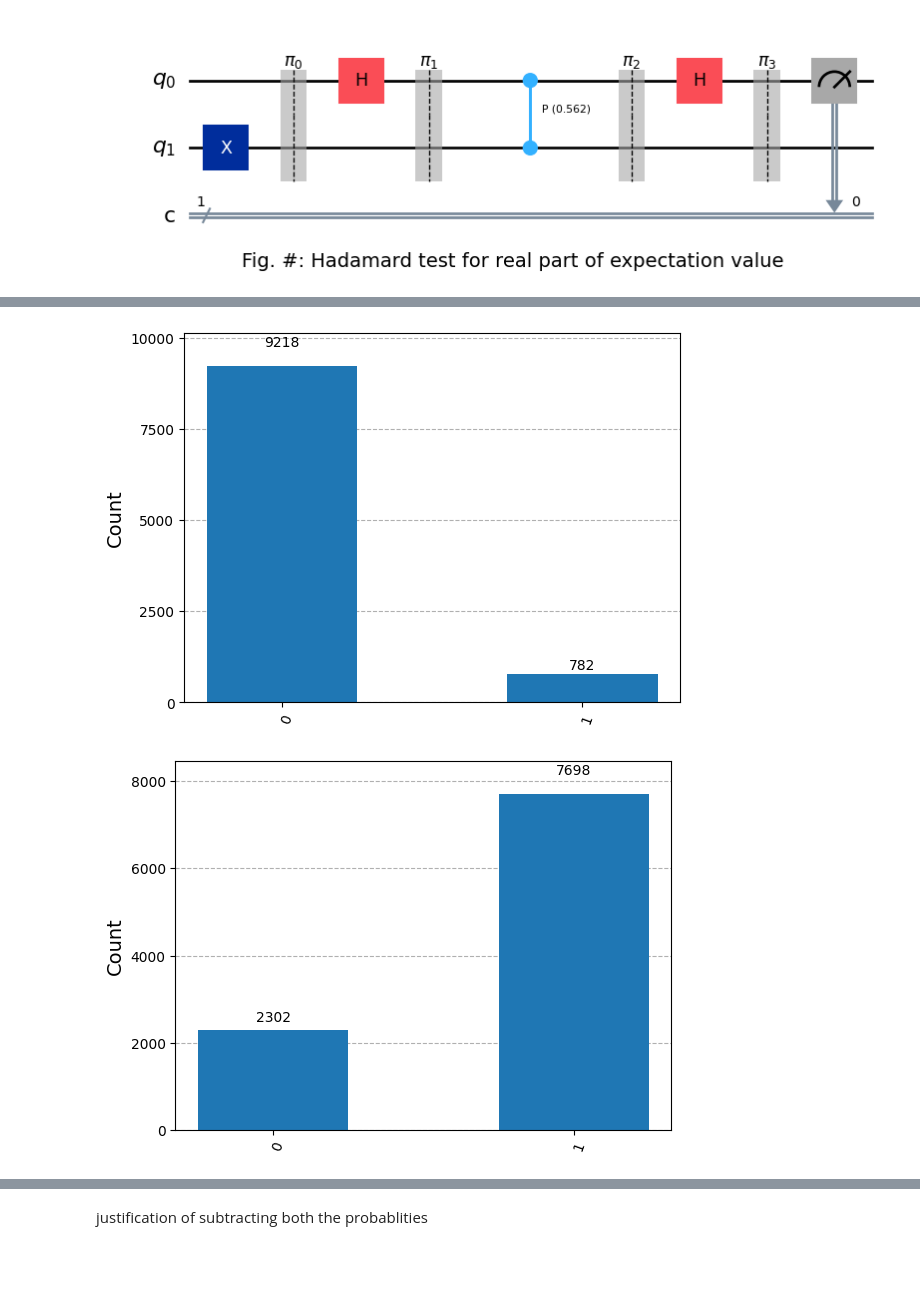
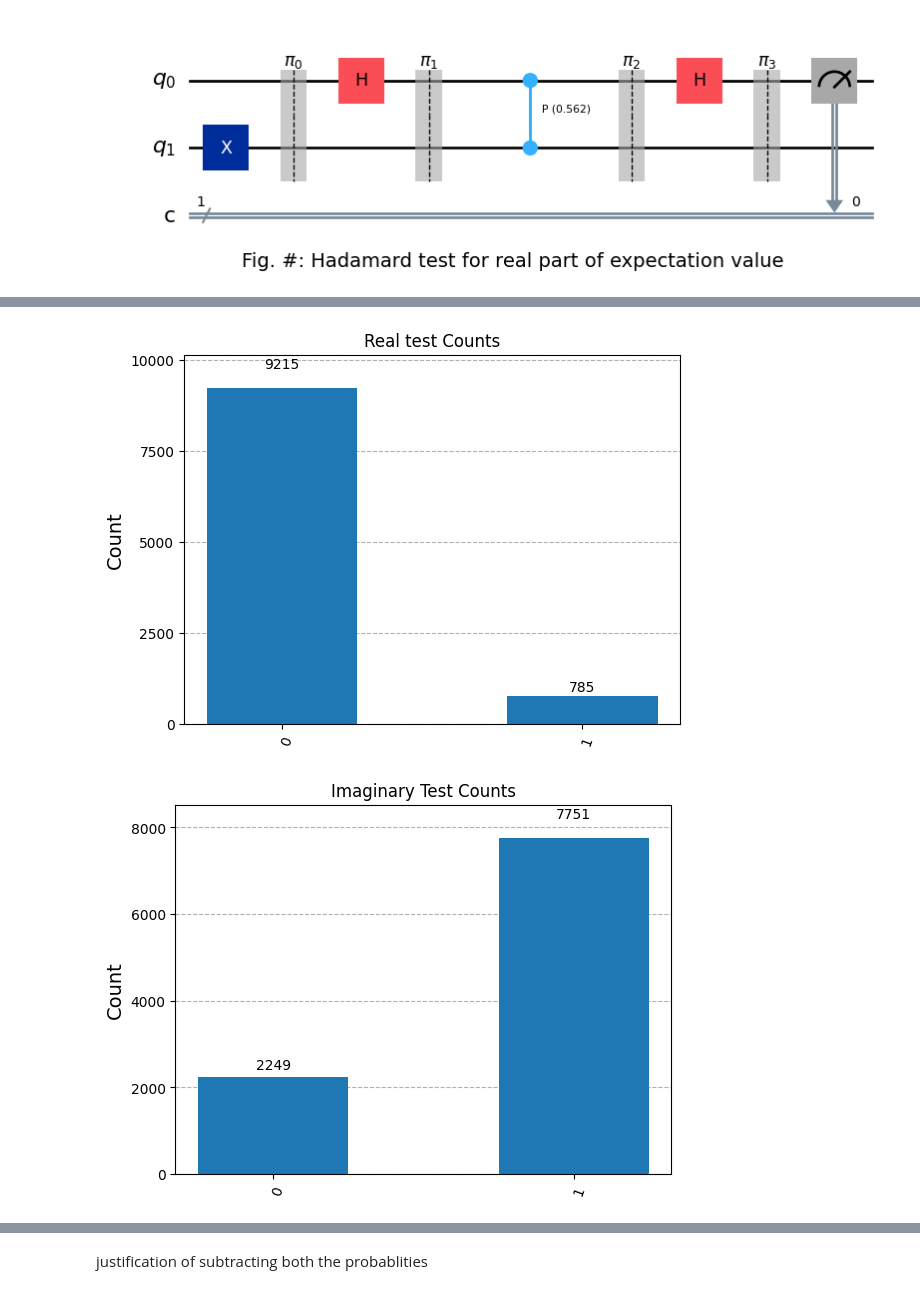
Before and after one commit to paulbruzzi/quantum-linear-algebra, a Jupyter notebook: Hadamard_Test.ipynb, the cells around one changed output, grey strips where cells are left out. Drawn from its saved outputs; the diff is of its cells as text; code cells hidden in the pictures; blank space fills up the shorter version.

```diff
--- a/Hadamard_Test.ipynb
+++ b/Hadamard_Test.ipynb
@@ -295,11 +357,11 @@ re_counts = re_result.get_counts()
 im_result = backend.run(qc2, shots=num_of_shots).result()
 im_counts = im_result.get_counts()
 # %%
-plot_histogram(re_counts)
+plot_histogram(re_counts, title = 'Real test Counts')
 # %% [output]
-[figure, old version]
+[figure, new version]
 # %%
-plot_histogram(im_counts)
+plot_histogram(im_counts, title = 'Imaginary Test Counts')
 # %% [output]
-[figure, old version]
+[figure, new version]
 # %% [markdown]
```
Also changed, not shown: parts of 13 cells of this notebook, 1 other file.
